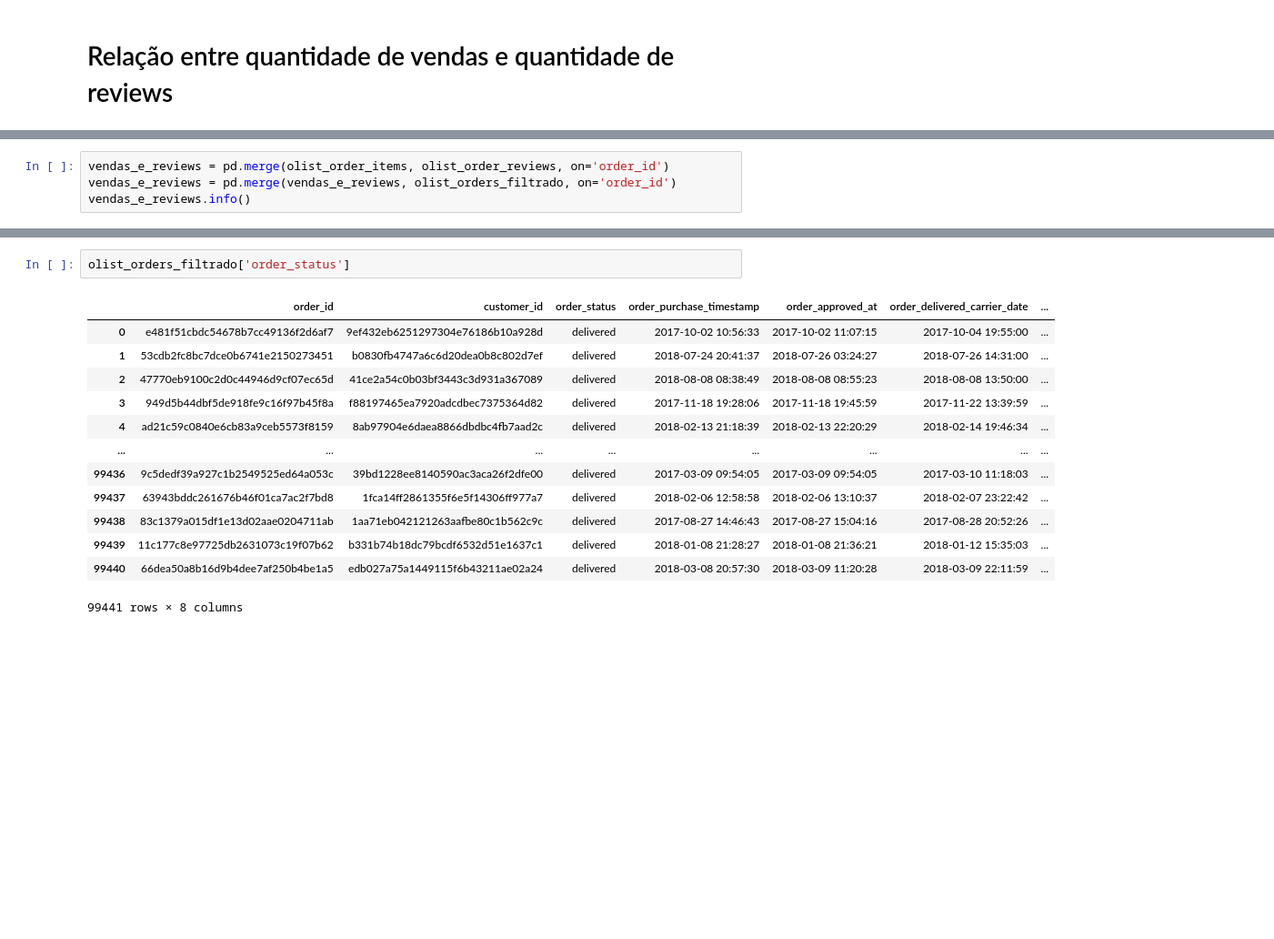
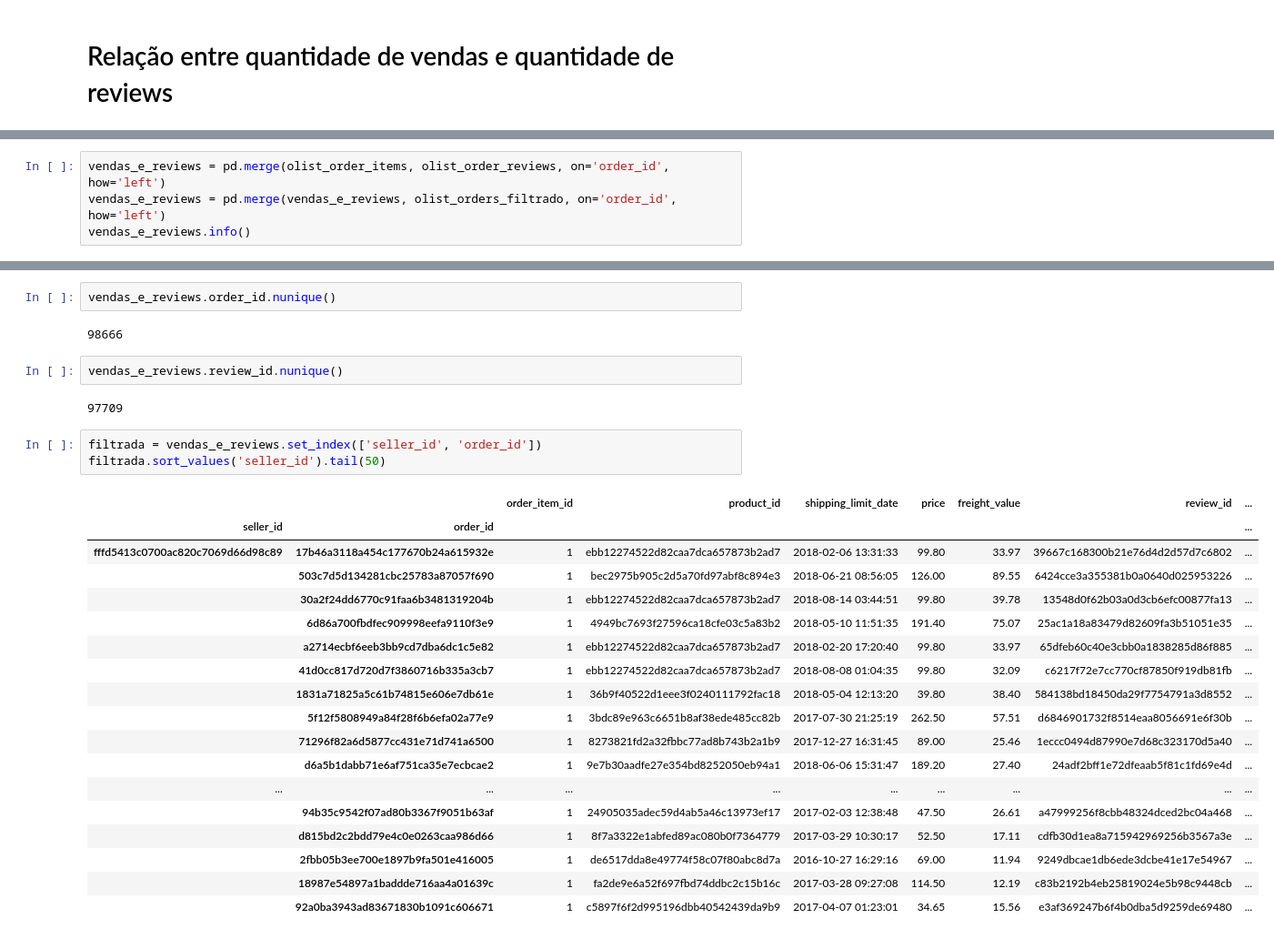
Before and after one commit to BaRobles/Compass_Data_Science, a Jupyter notebook: 1.Sprint.Compass.ipynb, the cells around one changed output, grey strips where cells are left out. Shown at 91% size. Saved outputs shown, nothing was run; the diff lists cells and outputs as text; blank space fills up the shorter version.

```diff
--- a/1.Sprint.Compass.ipynb
+++ b/1.Sprint.Compass.ipynb
@@ -898,6 +948,6 @@ olist_order_payments
 # %%
-vendas_e_reviews = pd.merge(olist_order_items, olist_order_reviews, on='order_id')
-vendas_e_reviews = pd.merge(vendas_e_reviews, olist_orders_filtrado, on='order_id')
+vendas_e_reviews = pd.merge(olist_order_items, olist_order_reviews, on='order_id', how='left')
+vendas_e_reviews = pd.merge(vendas_e_reviews, olist_orders_filtrado, on='order_id', how='left')
 vendas_e_reviews.info()
 # %% [output]
 <class 'pandas.core.frame.DataFrame'>
@@ -920,16 +970,30 @@ memory usage: 14.7+ MB
-# %%
-olist_orders_filtrado['order_status']
-# %% [output]
-|  | order_id | customer_id | order_status | order_purchase_timestamp | order_approved_at | order_delivered_carrier_date | ... |
-| 0 | e481f51cbdc54678b7cc49136f2d6af7 | 9ef432eb6251297304e76186b10a928d | delivered | 2017-10-02 10:56:33 | 2017-10-02 11:07:15 | 2017-10-04 19:55:00 | ... |
-| 1 | 53cdb2fc8bc7dce0b6741e2150273451 | b0830fb4747a6c6d20dea0b8c802d7ef | delivered | 2018-07-24 20:41:37 | 2018-07-26 03:24:27 | 2018-07-26 14:31:00 | ... |
-| 2 | 47770eb9100c2d0c44946d9cf07ec65d | 41ce2a54c0b03bf3443c3d931a367089 | delivered | 2018-08-08 08:38:49 | 2018-08-08 08:55:23 | 2018-08-08 13:50:00 | ... |
-| 3 | 949d5b44dbf5de918fe9c16f97b45f8a | f88197465ea7920adcdbec7375364d82 | delivered | 2017-11-18 19:28:06 | 2017-11-18 19:45:59 | 2017-11-22 13:39:59 | ... |
-| 4 | ad21c59c0840e6cb83a9ceb5573f8159 | 8ab97904e6daea8866dbdbc4fb7aad2c | delivered | 2018-02-13 21:18:39 | 2018-02-13 22:20:29 | 2018-02-14 19:46:34 | ... |
-| ... | ... | ... | ... | ... | ... | ... | ... |
-| 99436 | 9c5dedf39a927c1b2549525ed64a053c | 39bd1228ee8140590ac3aca26f2dfe00 | delivered | 2017-03-09 09:54:05 | 2017-03-09 09:54:05 | 2017-03-10 11:18:03 | ... |
-| 99437 | 63943bddc261676b46f01ca7ac2f7bd8 | 1fca14ff2861355f6e5f14306ff977a7 | delivered | 2018-02-06 12:58:58 | 2018-02-06 13:10:37 | 2018-02-07 23:22:42 | ... |
-| 99438 | 83c1379a015df1e13d02aae0204711ab | 1aa71eb042121263aafbe80c1b562c9c | delivered | 2017-08-27 14:46:43 | 2017-08-27 15:04:16 | 2017-08-28 20:52:26 | ... |
-| 99439 | 11c177c8e97725db2631073c19f07b62 | b331b74b18dc79bcdf6532d51e1637c1 | delivered | 2018-01-08 21:28:27 | 2018-01-08 21:36:21 | 2018-01-12 15:35:03 | ... |
-| 99440 | 66dea50a8b16d9b4dee7af250b4be1a5 | edb027a75a1449115f6b43211ae02a24 | delivered | 2018-03-08 20:57:30 | 2018-03-09 11:20:28 | 2018-03-09 22:11:59 | ... |
-99441 rows × 8 columns
+# %%
+vendas_e_reviews.order_id.nunique()
+# %% [output]
+98666
+# %%
+vendas_e_reviews.review_id.nunique()
+# %% [output]
+97709
+# %%
+filtrada = vendas_e_reviews.set_index(['seller_id', 'order_id'])
+filtrada.sort_values('seller_id').tail(50)
+# %% [output]
+|  |  | order_item_id | product_id | shipping_limit_date | price | freight_value | review_id | ... |
+| seller_id | order_id |  |  |  |  |  |  | ... |
+| fffd5413c0700ac820c7069d66d98c89 | 17b46a3118a454c177670b24a615932e | 1 | ebb12274522d82caa7dca657873b2ad7 | 2018-02-06 13:31:33 | 99.80 | 33.97 | 39667c168300b21e76d4d2d57d7c6802 | ... |
+|  | 503c7d5d134281cbc25783a87057f690 | 1 | bec2975b905c2d5a70fd97abf8c894e3 | 2018-06-21 08:56:05 | 126.00 | 89.55 | 6424cce3a355381b0a0640d025953226 | ... |
+|  | 30a2f24dd6770c91faa6b3481319204b | 1 | ebb12274522d82caa7dca657873b2ad7 | 2018-08-14 03:44:51 | 99.80 | 39.78 | 13548d0f62b03a0d3cb6efc00877fa13 | ... |
+|  | 6d86a700fbdfec909998eefa9110f3e9 | 1 | 4949bc7693f27596ca18cfe03c5a83b2 | 2018-05-10 11:51:35 | 191.40 | 75.07 | 25ac1a18a83479d82609fa3b51051e35 | ... |
+|  | a2714ecbf6eeb3bb9cd7dba6dc1c5e82 | 1 | ebb12274522d82caa7dca657873b2ad7 | 2018-02-20 17:20:40 | 99.80 | 33.97 | 65dfeb60c40e3cbb0a1838285d86f885 | ... |
+|  | 41d0cc817d720d7f3860716b335a3cb7 | 1 | ebb12274522d82caa7dca657873b2ad7 | 2018-08-08 01:04:35 | 99.80 | 32.09 | c6217f72e7cc770cf87850f919db81fb | ... |
+|  | 1831a71825a5c61b74815e606e7db61e | 1 | 36b9f40522d1eee3f0240111792fac18 | 2018-05-04 12:13:20 | 39.80 | 38.40 | 584138bd18450da29f7754791a3d8552 | ... |
+|  | 5f12f5808949a84f28f6b6efa02a77e9 | 1 | 3bdc89e963c6651b8af38ede485cc82b | 2017-07-30 21:25:19 | 262.50 | 57.51 | d6846901732f8514eaa8056691e6f30b | ... |
+|  | 71296f82a6d5877cc431e71d741a6500 | 1 | 8273821fd2a32fbbc77ad8b743b2a1b9 | 2017-12-27 16:31:45 | 89.00 | 25.46 | 1eccc0494d87990e7d68c323170d5a40 | ... |
+|  | d6a5b1dabb71e6af751ca35e7ecbcae2 | 1 | 9e7b30aadfe27e354bd8252050eb94a1 | 2018-06-06 15:31:47 | 189.20 | 27.40 | 24adf2bff1e72dfeaab5f81c1fd69e4d | ... |
+| ... | ... | ... | ... | ... | ... | ... | ... | ... |
+|  | 94b35c9542f07ad80b3367f9051b63af | 1 | 24905035adec59d4ab5a46c13973ef17 | 2017-02-03 12:38:48 | 47.50 | 26.61 | a47999256f8cbb48324dced2bc04a468 | ... |
+|  | d815bd2c2bdd79e4c0e0263caa986d66 | 1 | 8f7a3322e1abfed89ac080b0f7364779 | 2017-03-29 10:30:17 | 52.50 | 17.11 | cdfb30d1ea8a715942969256b3567a3e | ... |
+|  | 2fbb05b3ee700e1897b9fa501e416005 | 1 | de6517dda8e49774f58c07f80abc8d7a | 2016-10-27 16:29:16 | 69.00 | 11.94 | 9249dbcae1db6ede3dcbe41e17e54967 | ... |
+|  | 18987e54897a1baddde716aa4a01639c | 1 | fa2de9e6a52f697fbd74ddbc2c15b16c | 2017-03-28 09:27:08 | 114.50 | 12.19 | c83b2192b4eb25819024e5b98c9448cb | ... |
+|  | 92a0ba3943ad83671830b1091c606671 | 1 | c5897f6f2d995196dbb40542439da9b9 | 2017-04-07 01:23:01 | 34.65 | 15.56 | e3af369247b6f4b0dba5d9259de69480 | ... |
```
Also changed, not shown: parts of 10 cells of this notebook.
